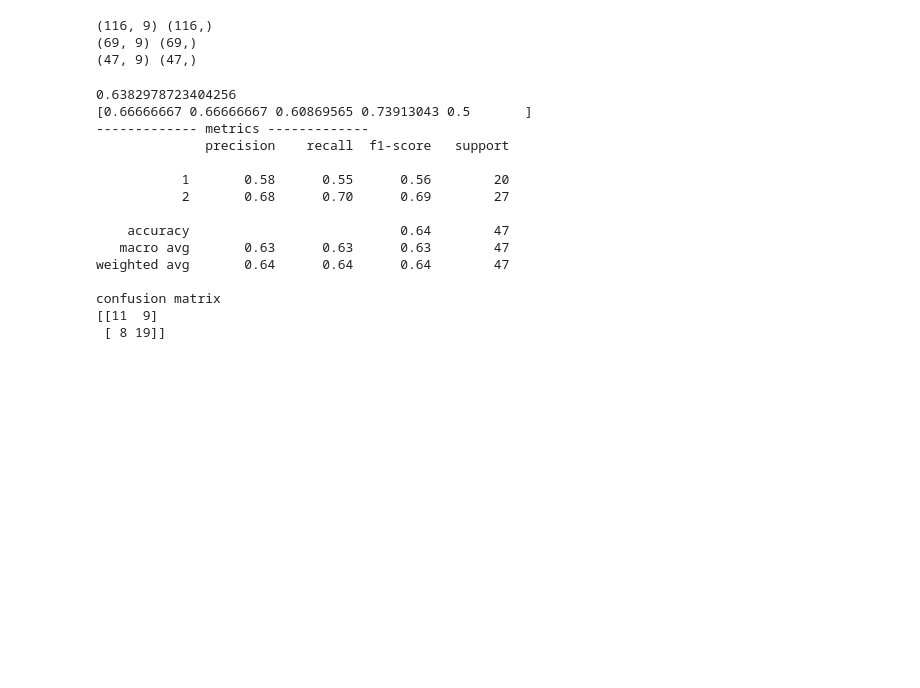
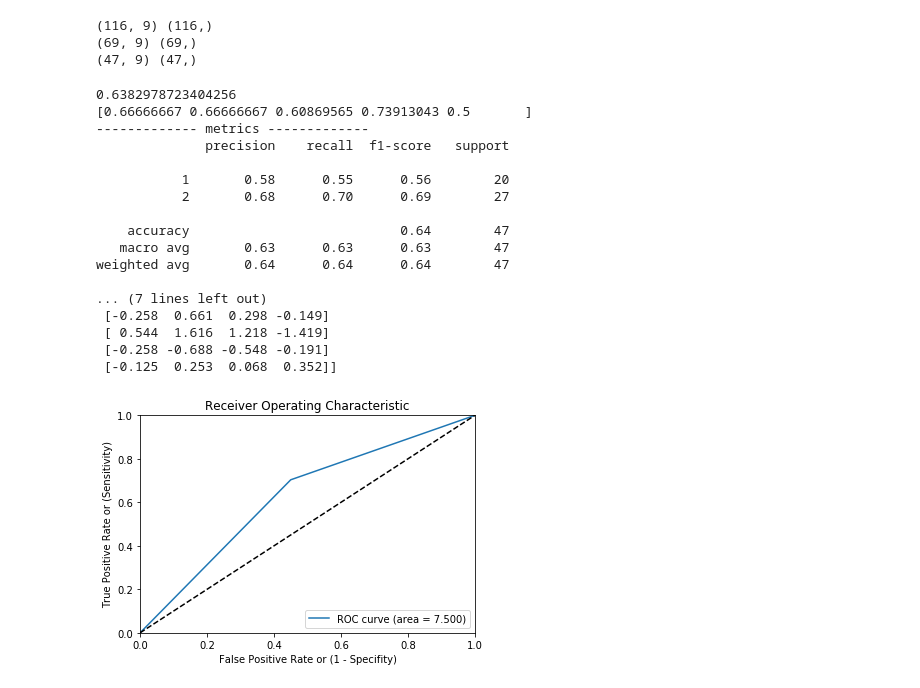
Before and after one commit to camille-mtti/machineLearning, a Jupyter notebook: supervised_learning.ipynb, the cells around one changed output. Cells and saved outputs as stored; diff of their text form; code cells hidden in the pictures; blank space fills up the shorter version.

```diff
--- a/supervised_learning.ipynb
+++ b/supervised_learning.ipynb
@@ -49,6 +60,8 @@ print(X_test.shape, y_test.shape)
 (47, 9) (47,)
 # %%
 # doing logistic regression without crossfold validation
+# https://machinelearningmastery.com/feature-selection-machine-learning-python/
+
 
 logisticRegr = LogisticRegression()
 result = logisticRegr.fit(X_train,y_train)
@@ -58,36 +71,70 @@ score = logisticRegr.score(X_test, y_test)
 print(score)
 
 # crossfold validation and logistic regression
 scores = cross_val_score(logisticRegr, x1, y1, cv=5)
 print(scores)
 
 # predicting
 # https://towardsdatascience.com/building-a-logistic-regression-in-python-step-by-step-becd4d56c9c8
 y_pred = logisticRegr.predict(X_test)
 
+
+
 print("------------- metrics ------------- ")
+# sensitivity is recall for positives, specificity is recall for negative
+
 report = classification_report(y_test, y_pred)
 print(report)
 
 print("confusion matrix")
 conf = confusion_matrix(y_test, y_pred)
 print(conf)
+
+#ROC curve
+print("ROC curve")
+y_test_bin = [True if x == 2 else False for x in y_test]
+y_pred_bin = [True if x == 2 else False for x in y_pred]
+fpr, tpr, thresholds = roc_curve(y_test_bin, y_pred_bin)
+roc_auc = auc(y_test_bin, y_pred_bin)
+
+plt.plot(fpr, tpr, label='ROC curve (area = %0.3f)' % roc_auc)
+plt.plot([0, 1], [0, 1], 'k--')  # random predictions curve
+plt.xlim([0.0, 1.0])
+plt.ylim([0.0, 1.0])
+plt.xlabel('False Positive Rate or (1 - Specifity)')
+plt.ylabel('True Positive Rate or (Sensitivity)')
+plt.title('Receiver Operating Characteristic')
+plt.legend(loc="lower right")
+
+
+
+test = SelectKBest(score_func=f_classif, k=4)
+fit = test.fit(X_train,y_train)
+# summarize scores
+set_printoptions(precision=3)
+print(fit.scores_)
+features = fit.transform(X_train)
+# summarize selected features
+print(features[0:5,:])
 # %% [output]
 0.6382978723404256
 [0.66666667 0.66666667 0.60869565 0.73913043 0.5       ]
 ------------- metrics -------------
               precision    recall  f1-score   support
 
            1       0.58      0.55      0.56        20
            2       0.68      0.70      0.69        27
 
     accuracy                           0.64        47
    macro avg       0.63      0.63      0.63        47
 weighted avg       0.64      0.64      0.64        47
 
-confusion matrix
-[[11  9]
- [ 8 19]]
+... (7 lines left out)
+ [-0.258  0.661  0.298 -0.149]
+ [ 0.544  1.616  1.218 -1.419]
+ [-0.258 -0.688 -0.548 -0.191]
+ [-0.125  0.253  0.068  0.352]]
+[figure, added]
 # %%
 from sklearn import svm
 
```
Also changed, not shown: parts of 7 cells of this notebook, 3 other files.
